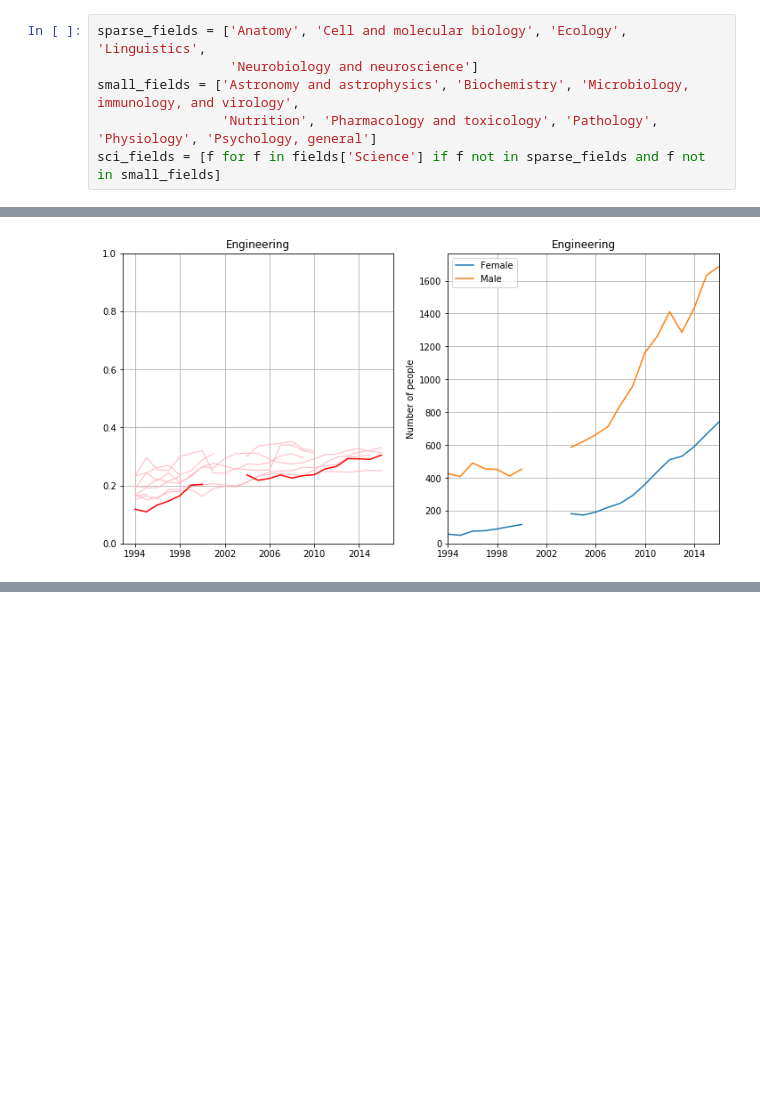
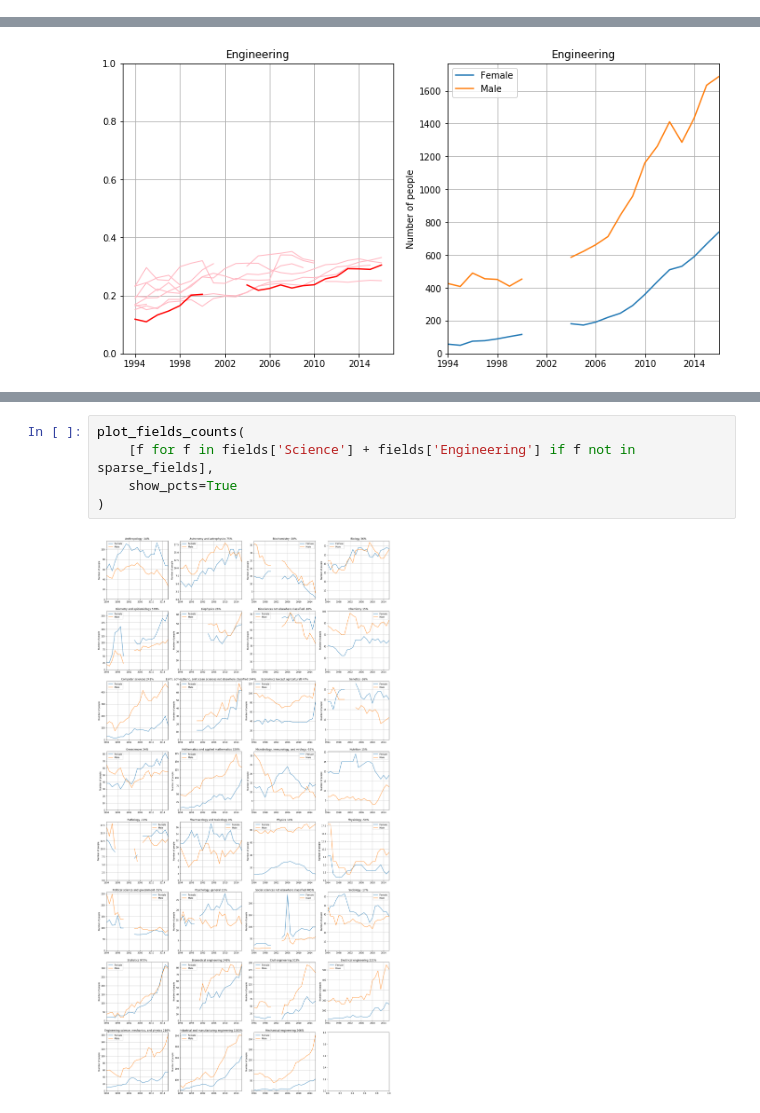
Before and after one commit to spec-journalism/gss-diversity, a Jupyter notebook: notebooks/findings.ipynb, the cells around one changed output, grey strips where cells are left out. Drawn from its saved outputs; the diff is of its cells as text; blank space fills up the shorter version.

```diff
--- a/notebooks/findings.ipynb
+++ b/notebooks/findings.ipynb
@@ -318,6 +412,0 @@ Notes: Because the sciences are spread out over so many schools, we will just ha
-# %%
-sparse_fields = ['Anatomy', 'Cell and molecular biology', 'Ecology', 'Linguistics',
-                 'Neurobiology and neuroscience']
-small_fields = ['Astronomy and astrophysics', 'Biochemistry', 'Microbiology, immunology, and virology',
-                'Nutrition', 'Pharmacology and toxicology', 'Pathology', 'Physiology', 'Psychology, general']
-sci_fields = [f for f in fields['Science'] if f not in sparse_fields and f not in small_fields]
@@ -429,0 +452,7 @@ plot_fields_pairs(['Anthropology', 'Biometry and epidemiology', 'Geosciences'])
+# %%
+plot_fields_counts(
+    [f for f in fields['Science'] + fields['Engineering'] if f not in sparse_fields],
+    show_pcts=True
+)
+# %% [output]
+[figure, added]
```
Also changed, not shown: parts of 38 cells of this notebook.
